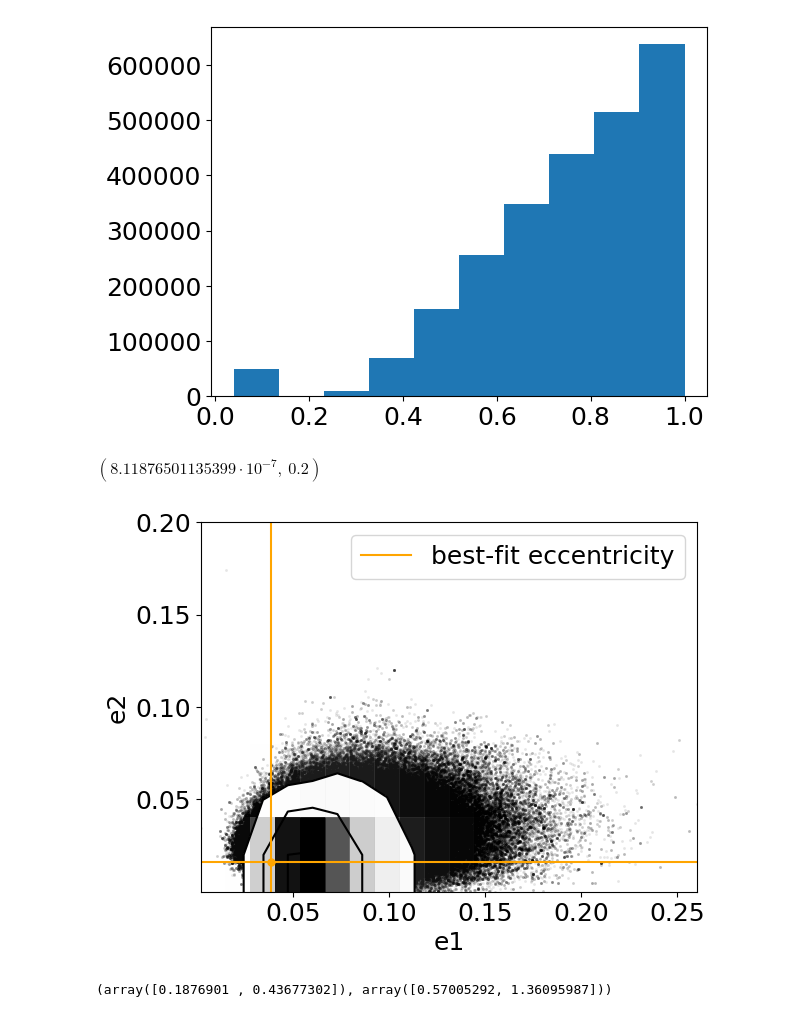
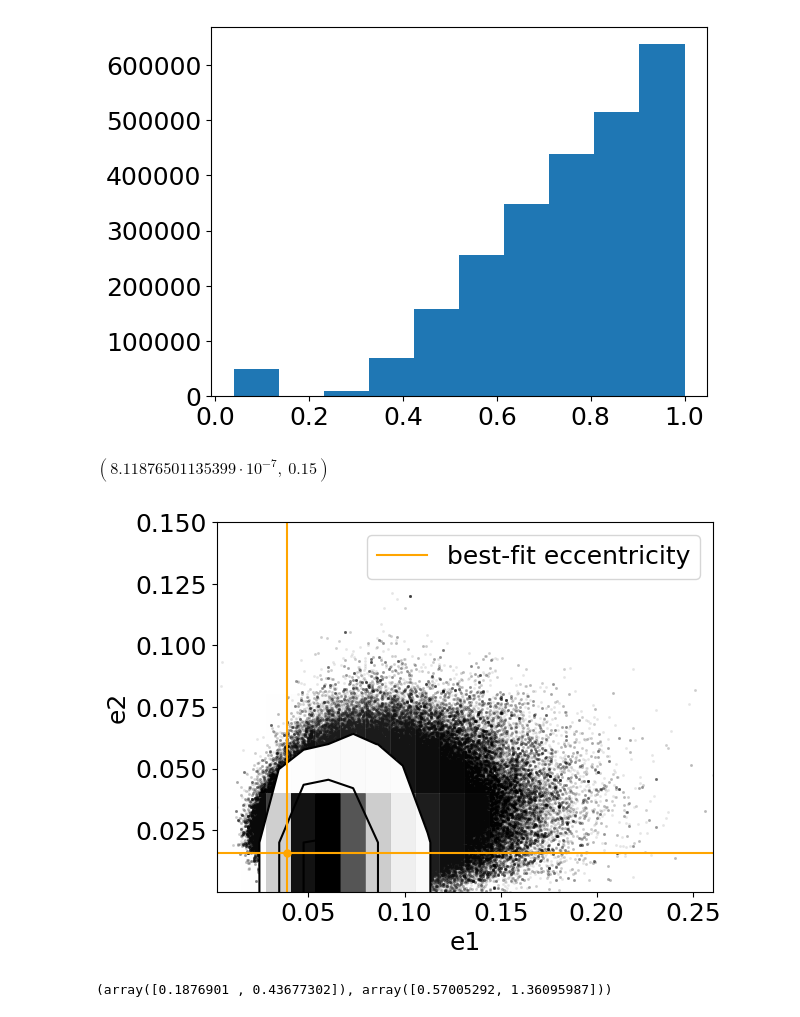
Before and after one commit to ia-chow/SURF2022, a Jupyter notebook: SURF/2021_fall-2022_winter/radvel_hd45364-sin_i_jitter_january_2024.ipynb, the cells around one changed output. Cells and saved outputs as stored; diff of their text form; code cells hidden in the pictures.

```diff
--- a/SURF/2021_fall-2022_winter/radvel_hd45364-sin_i_jitter_january_2024.ipynb
+++ b/SURF/2021_fall-2022_winter/radvel_hd45364-sin_i_jitter_january_2024.ipynb
@@ -865,16 +865,16 @@ pl.hist(sin_i.reshape(-1))
 # %%
 corner.hist2d(e1.reshape(-1), e2.reshape(-1))  # 2d histogram of eccentricities
 # pl.scatter(e_inner, e_outer, label = 'ecc track w damping')  # TODO: find best-fit track of eccentricities
 # plot true e value on top
 true_es = [best[3] ** 2 + best[4] ** 2, best[8] ** 2 + best[9] ** 2]
 pl.scatter(true_es[0], true_es[1], color = 'orange')
 pl.axvline(true_es[0], color = 'orange'), pl.axhline(true_es[1], color = 'orange', label = 'best-fit eccentricity')
 pl.xlabel('e1'), pl.ylabel('e2')
 pl.legend(loc = 'upper right')
-pl.ylim(top=0.2)
+pl.ylim(top=0.15)
 # %% [output]
-$\displaystyle \left( 8.11876501135399 \cdot 10^{-7}, \  0.2\right)$
+$\displaystyle \left( 8.11876501135399 \cdot 10^{-7}, \  0.15\right)$
-[figure, old version]
+[figure, new version]
 # %%
 corner.quantile(m1.reshape(-1), [0.05, 0.95]), corner.quantile(m2.reshape(-1), [0.05, 0.95]), #true_ms
 # %% [output]
```
Also changed, not shown: parts of 4 cells of this notebook, 1 other file.
